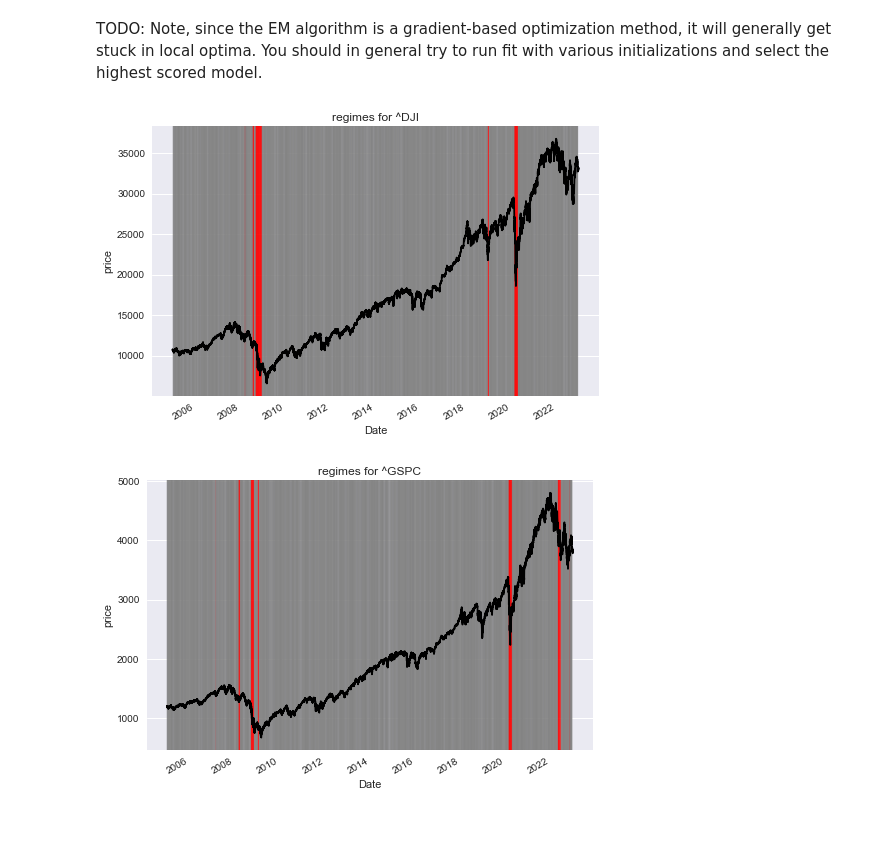
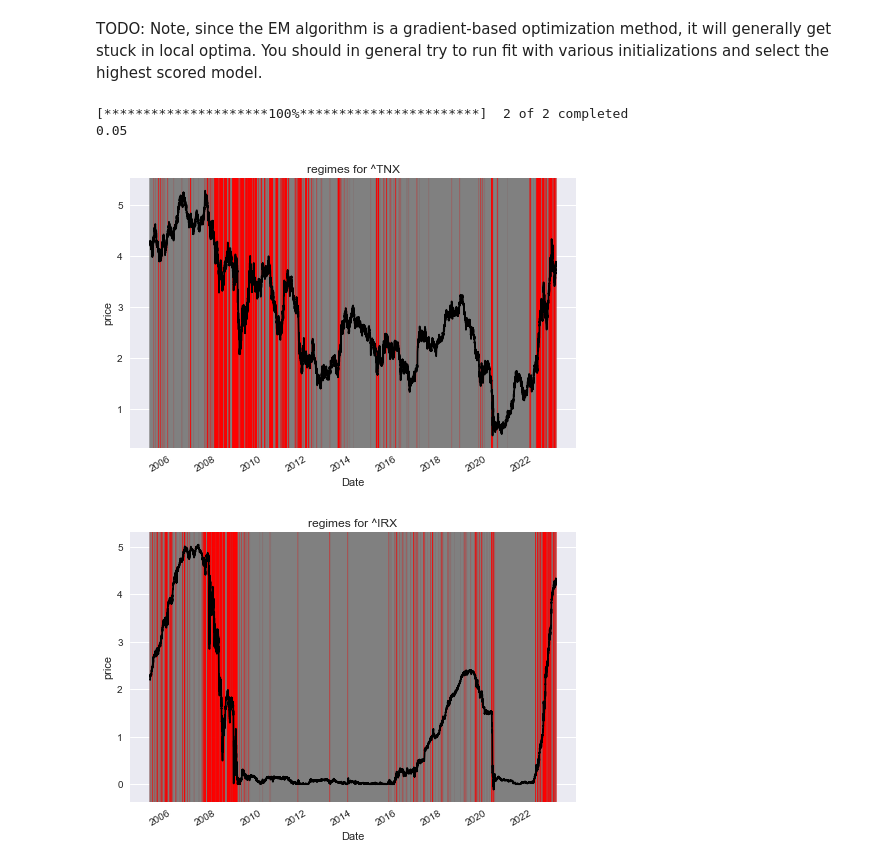
Before and after one commit to uday-31/detecting-market-regime-changes, a Jupyter notebook: detecting-regime-change.ipynb, the cells around one changed output. Drawn from its saved outputs; the diff is of its cells as text; code cells hidden in the pictures; blank space fills up the shorter version.

```diff
--- a/detecting-regime-change.ipynb
+++ b/detecting-regime-change.ipynb
@@ -196,7 +198,7 @@ R[TEST_TICKER].plot.density()
 # %% [markdown]
 TODO:  Note, since the EM algorithm is a gradient-based optimization method, it will generally get stuck in local optima. You should in general try to run fit with various initializations and select the highest scored model.
 # %%
-def fit_hmm(n_components: int, price: pd.Series, indicator: pd.Series, ticker: str, plot: bool =False) -> tuple[pd.Series, hmm.GaussianHMM]:
+def fit_hmm(n_components: int, price: pd.Series, indicator: pd.Series, ticker: str, plot: bool =False, combine = False, indicator2 = None) -> tuple[pd.Series, hmm.GaussianHMM]:
     """Fits a Hidden Markov model to the data and predicts regimes on it. Optionally makes a plot.
 
     Args:
@@ -211,10 +213,16 @@ def fit_hmm(n_components: int, price: pd.Series, indicator: pd.Series, ticker: s
     """
 
     X = indicator.to_numpy().reshape(-1,1)
+    if combine:
+        X2 = indicator2.to_numpy().reshape(-1,1)
+        X = np.concatenate([X, X2])
+        lengths = [len(X), len(X2)]
+        X2_train
+
     X_train = X[:int(0.7*len(X))]
     models, scores = [], []
     for idx in range(10):
-        model = hmm.GaussianHMM(n_components=n_components, covariance_type="full", n_iter=1000,
+        model = hmm.GaussianHMM(n_components=2, covariance_type="full", n_iter=1000,
         random_state=idx)
         model.fit(X_train)
         models.append(model)
@@ -237,9 +245,45 @@ def fit_hmm(n_components: int, price: pd.Series, indicator: pd.Series, ticker: s
         plt.show()
 
     return regimes, model
-# %%
-for ticker in TICKERS:
-    regimes, model = fit_hmm(NUM_REGIMES, df_ts[ticker], R[ticker], ticker, plot = True)
-# %% [output]
-[figure, removed]
-[figure, removed]
+# %%
+TYPE = 'BOND' # 'EQUITY' or 'FX' or 'BOND'
+#TICKERS = ['EURGBP=X','GBP=X']
+#TICKERS = ['^DJI','^GSPC','^IXIC']
+TICKERS = ['^TNX', '^IRX']
+#TICKERS = ['RUB=X','GBP=X','JPY=X','']
+START_DATE = "2005-01-01"
+THETA = 0.005
+NUM_REGIMES = 2
+
+TRADING_DAY = {'EQUITY':6.5, 'FX':12,'BOND':9} # number of hours in a day we offset
+TEST_TICKER = TICKERS[-1] # if we need to debug for a single ticker
+
+data = yf.download(TICKERS, start=START_DATE, end = '2022-12-31') # time series data
+df_ts_close = data['Adj Close'].dropna()
+df_ts_open = data['Open'].dropna()
+df_ts_open.index = df_ts_open.index + pd.Timedelta(f'{TRADING_DAY[TYPE]/2}h') # adjust time
+df_ts = pd.concat([df_ts_close,df_ts_open]).sort_index()
+
+for THETA in [0.05]:
+    print(THETA)
+    dcc = {}
+    ext = {}
+    for ticker in TICKERS:
+        dcc[ticker], ext[ticker] = get_DC_data(df_ts[ticker], THETA)
+
+    tmv = {}
+    T = {}
+    R = {}
+    for ticker in TICKERS:
+        tmv[ticker] = get_TMV(ext[ticker],THETA)
+        T[ticker] = get_T(ext[ticker])
+        R[ticker] = get_R(tmv[ticker],T[ticker],THETA)
+
+
+    for ticker in TICKERS:
+        regimes, model = fit_hmm(NUM_REGIMES, df_ts[ticker], df_ts[ticker].diff().dropna(), ticker, plot = True)
+# %% [output]
+[*********************100%***********************]  2 of 2 completed
+0.05
+[figure, added]
+[figure, added]
```
Also changed, not shown: parts of 6 cells of this notebook.
